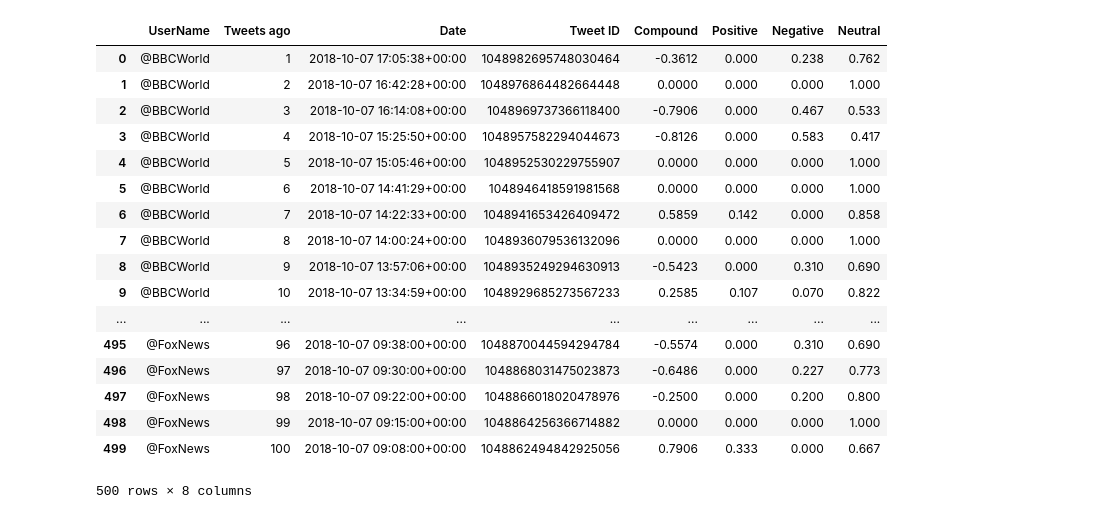
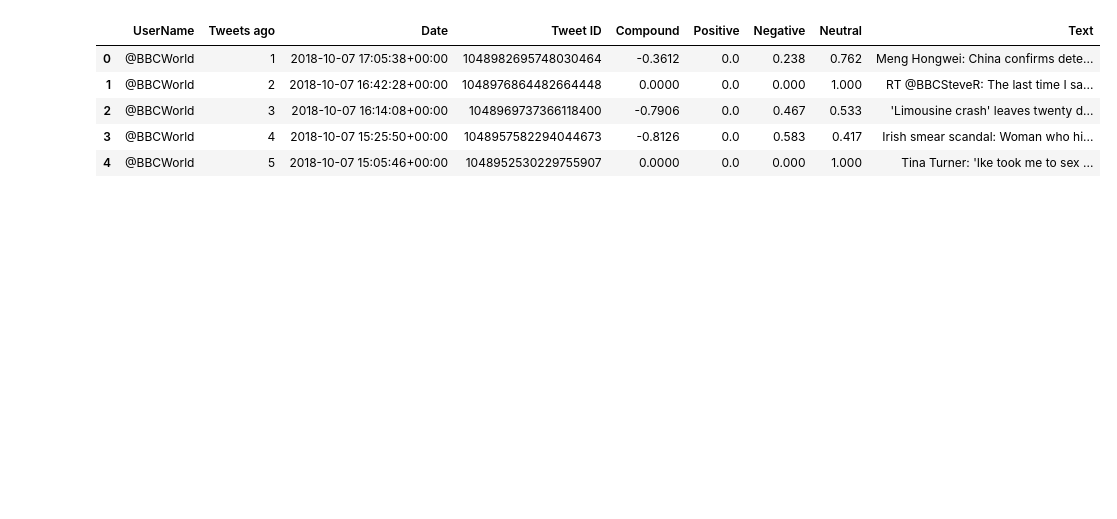
Before and after one commit to marieo31/SocialAPI_challenge, a Jupyter notebook: News_mood.ipynb, the cells around one changed output. Drawn from its saved outputs; the diff is of its cells as text; code cells hidden in the pictures; blank space fills up the shorter version.

```diff
--- a/News_mood.ipynb
+++ b/News_mood.ipynb
@@ -42,6 +42,7 @@ user_list = []
 twt_id_list = []
 twt_ago_list = []
 date_list = []
+text_list = []
 
 # Looping through target users
 for user in target_users:
@@ -73,6 +74,7 @@ for user in target_users:
             user_list.append(user)
             twt_id_list.append(twt['id'])
             date_list.append(datetime.strptime(twt['created_at'], "%a %b %d %H:%M:%S %z %Y"))
+            text_list.append(twt['text'])
 
             # Register the "tweets ago" value and increment the counter
             twt_ago_list.append(counter)
@@ -83,36 +85,24 @@ for user in target_users:
 # %%
 # Create a DataFrame
 df = pd.DataFrame({"UserName": user_list,
                    "Tweets ago": twt_ago_list,
                    "Date": date_list,
                    "Tweet ID" : twt_id_list,
                    "Compound": compound_list,
                   "Positive": positive_list,
                   "Negative": negative_list,
                   "Neutral": neutral_list,
+                   "Text": text_list,
                     })
 
-df
-# df.count()
+df.head()
 # %% [output]
-|  | UserName | Tweets ago | Date | Tweet ID | Compound | Positive | Negative | Neutral |
-| 0 | @BBCWorld | 1 | 2018-10-07 17:05:38+00:00 | 1048982695748030464 | -0.3612 | 0.000 | 0.238 | 0.762 |
-| 1 | @BBCWorld | 2 | 2018-10-07 16:42:28+00:00 | 1048976864482664448 | 0.0000 | 0.000 | 0.000 | 1.000 |
-| 2 | @BBCWorld | 3 | 2018-10-07 16:14:08+00:00 | 1048969737366118400 | -0.7906 | 0.000 | 0.467 | 0.533 |
-| 3 | @BBCWorld | 4 | 2018-10-07 15:25:50+00:00 | 1048957582294044673 | -0.8126 | 0.000 | 0.583 | 0.417 |
-| 4 | @BBCWorld | 5 | 2018-10-07 15:05:46+00:00 | 1048952530229755907 | 0.0000 | 0.000 | 0.000 | 1.000 |
-| 5 | @BBCWorld | 6 | 2018-10-07 14:41:29+00:00 | 1048946418591981568 | 0.0000 | 0.000 | 0.000 | 1.000 |
-| 6 | @BBCWorld | 7 | 2018-10-07 14:22:33+00:00 | 1048941653426409472 | 0.5859 | 0.142 | 0.000 | 0.858 |
-| 7 | @BBCWorld | 8 | 2018-10-07 14:00:24+00:00 | 1048936079536132096 | 0.0000 | 0.000 | 0.000 | 1.000 |
-| 8 | @BBCWorld | 9 | 2018-10-07 13:57:06+00:00 | 1048935249294630913 | -0.5423 | 0.000 | 0.310 | 0.690 |
-| 9 | @BBCWorld | 10 | 2018-10-07 13:34:59+00:00 | 1048929685273567233 | 0.2585 | 0.107 | 0.070 | 0.822 |
-| ... | ... | ... | ... | ... | ... | ... | ... | ... |
-| 495 | @FoxNews | 96 | 2018-10-07 09:38:00+00:00 | 1048870044594294784 | -0.5574 | 0.000 | 0.310 | 0.690 |
-| 496 | @FoxNews | 97 | 2018-10-07 09:30:00+00:00 | 1048868031475023873 | -0.6486 | 0.000 | 0.227 | 0.773 |
-| 497 | @FoxNews | 98 | 2018-10-07 09:22:00+00:00 | 1048866018020478976 | -0.2500 | 0.000 | 0.200 | 0.800 |
-| 498 | @FoxNews | 99 | 2018-10-07 09:15:00+00:00 | 1048864256366714882 | 0.0000 | 0.000 | 0.000 | 1.000 |
-| 499 | @FoxNews | 100 | 2018-10-07 09:08:00+00:00 | 1048862494842925056 | 0.7906 | 0.333 | 0.000 | 0.667 |
+|  | UserName | Tweets ago | Date | Tweet ID | Compound | Positive | Negative | Neutral | Text |
+| 0 | @BBCWorld | 1 | 2018-10-07 17:05:38+00:00 | 1048982695748030464 | -0.3612 | 0.0 | 0.238 | 0.762 | Meng Hongwei: China confirms dete... |
+| 1 | @BBCWorld | 2 | 2018-10-07 16:42:28+00:00 | 1048976864482664448 | 0.0000 | 0.0 | 0.000 | 1.000 | RT @BBCSteveR: The last time I sa... |
+| 2 | @BBCWorld | 3 | 2018-10-07 16:14:08+00:00 | 1048969737366118400 | -0.7906 | 0.0 | 0.467 | 0.533 | 'Limousine crash' leaves twenty d... |
+| 3 | @BBCWorld | 4 | 2018-10-07 15:25:50+00:00 | 1048957582294044673 | -0.8126 | 0.0 | 0.583 | 0.417 | Irish smear scandal: Woman who hi... |
+| 4 | @BBCWorld | 5 | 2018-10-07 15:05:46+00:00 | 1048952530229755907 | 0.0000 | 0.0 | 0.000 | 1.000 | Tina Turner: 'Ike took me to sex ... |
-500 rows × 8 columns
 # %%
 # Save the results into a csv file
 #---------------------------------
```
Also changed, not shown: parts of 15 cells of this notebook, 4 other files.
